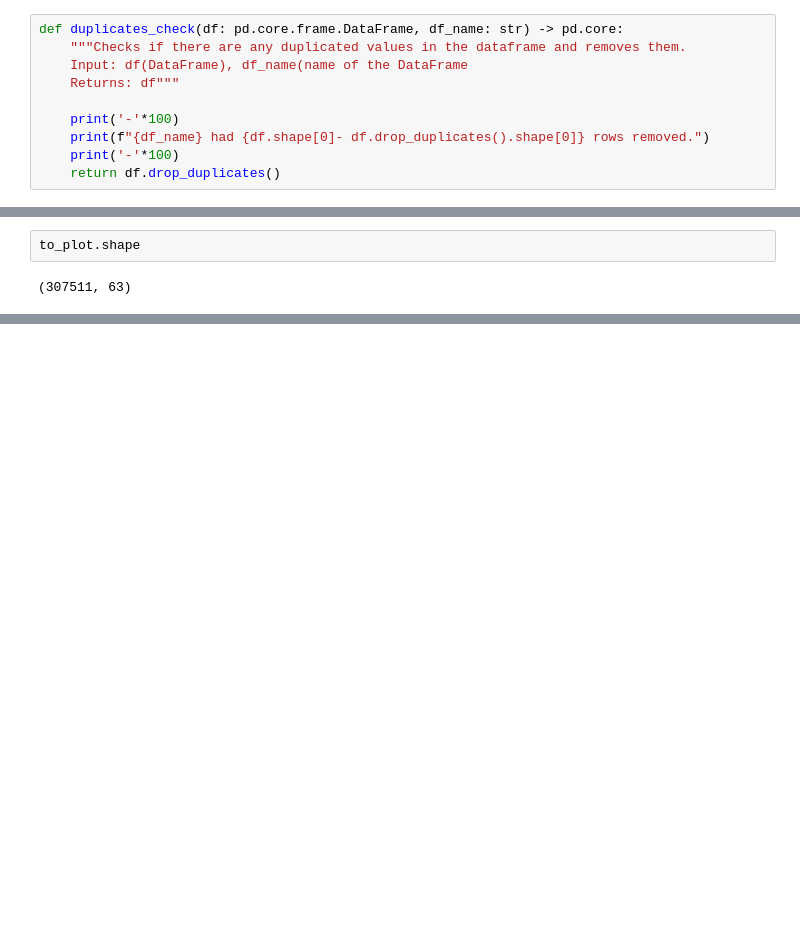
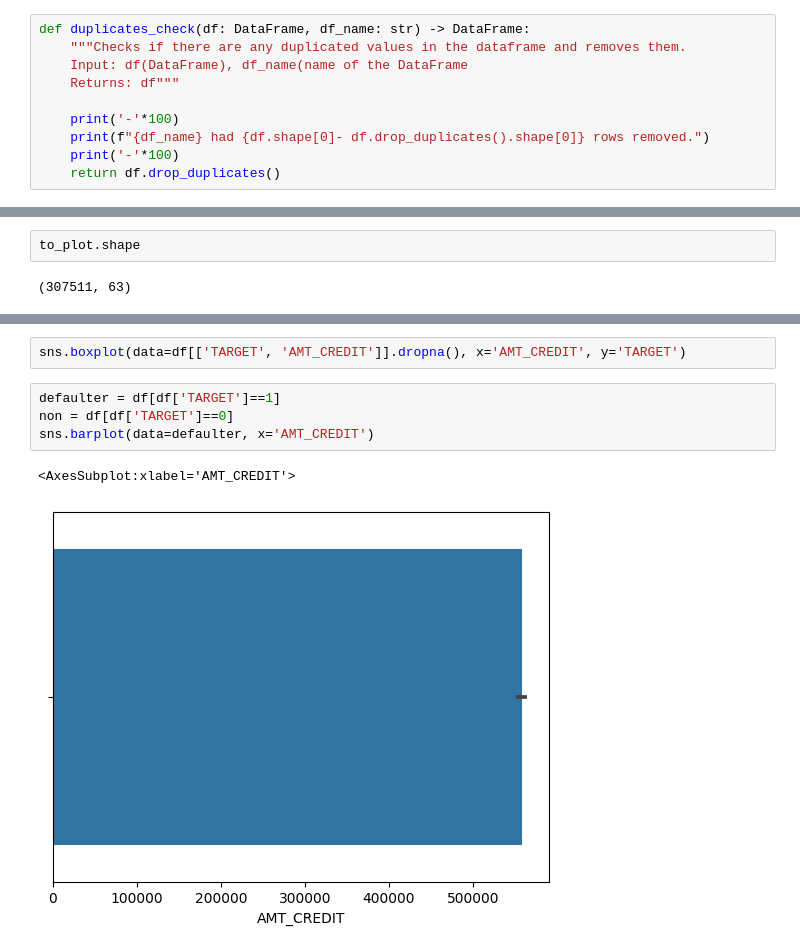
Before and after one commit to malgorzatakolka/HomeCreditDefaultRisk, a Jupyter notebook: Untitled.ipynb, the cells around one changed output, grey strips where cells are left out. Drawn from its saved outputs; the diff is of its cells as text; blank space fills up the shorter version.

Commit message:
Plotting function

```diff
--- a/Untitled.ipynb
+++ b/Untitled.ipynb
@@ -85,7 +91,7 @@ Number of columns with missing values in application_test.csv: 67 columns
 ----------------------------------------------------------------------------------------------------
 [figure]
 # %%
-def duplicates_check(df: pd.core.frame.DataFrame, df_name: str) -> pd.core:
+def duplicates_check(df: DataFrame, df_name: str) -> DataFrame:
     """Checks if there are any duplicated values in the dataframe and removes them.
     Input: df(DataFrame), df_name(name of the DataFrame
     Returns: df"""
@@ -245,0 +352,9 @@ Pearson correaltions of numerical columns
+# %%
+sns.boxplot(data=df[['TARGET', 'AMT_CREDIT']].dropna(), x='AMT_CREDIT', y='TARGET')
+# %%
+defaulter = df[df['TARGET']==1]
+non = df[df['TARGET']==0]
+sns.barplot(data=defaulter, x='AMT_CREDIT')
+# %% [output]
+<AxesSubplot:xlabel='AMT_CREDIT'>
+[figure, added]
```
Also changed, not shown: parts of 19 cells of this notebook.
